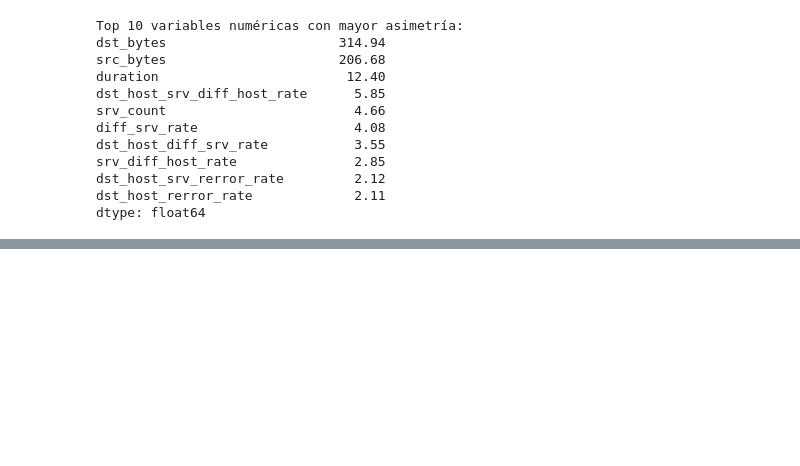
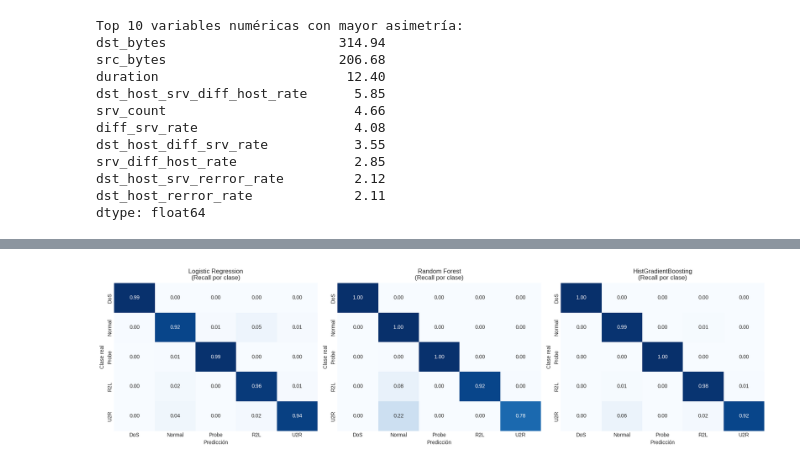
Before and after one commit to maykolARES/Paredeshuarcayajose, a Jupyter notebook: semana10-series-tiempo/actividad1-clima-univariante/actividad1_clima_rnn_lstm_gru.ipynb, the cells around one changed output, grey strips where cells are left out. Cells and saved outputs as stored; diff of their text form; code cells hidden in the pictures; blank space fills up the shorter version.

```diff
--- a/semana10-series-tiempo/actividad1-clima-univariante/actividad1_clima_rnn_lstm_gru.ipynb
+++ b/semana10-series-tiempo/actividad1-clima-univariante/actividad1_clima_rnn_lstm_gru.ipynb
@@ -411,16 +445,0 @@ weighted avg       1.00      1.00      1.00     29578
-# %%
-rf_pipe = pipelines_entrenados["Random Forest"]
-nombres_features = rf_pipe.named_steps["preprocessor"].get_feature_names_out()
-importancias = rf_pipe.named_steps["classifier"].feature_importances_
-
-df_imp = pd.DataFrame({
-    "Feature": [f.replace("num__", "").replace("cat__", "") for f in nombres_features],
-    "Importancia": importancias
-}).sort_values(by="Importancia", ascending=False).head(15)
-
-fig, ax = plt.subplots(figsize=(9, 5))
-ax.barh(df_imp["Feature"][::-1], df_imp["Importancia"][::-1], color="#2E86AB")
-ax.set_title("Top 15 variables más importantes para detectar intrusiones (Random Forest)")
-ax.set_xlabel("Importancia relativa")
-plt.tight_layout()
-plt.show()
@@ -434,0 +451,30 @@ plt.show()
+# %%
+from sklearn.metrics import confusion_matrix
+
+fig, axes = plt.subplots(1, len(modelos_entrenados), figsize=(18, 5))
+if len(modelos_entrenados) == 1:
+    axes = [axes]
+
+for ax, (nombre, y_pred) in zip(axes, modelos_entrenados.items()):
+    cm = confusion_matrix(y_test, y_pred, labels=range(len(nombres_clases)))
+    cm_norm = cm.astype(float) / np.maximum(cm.sum(axis=1, keepdims=True), 1)
+    sns.heatmap(
+        cm_norm,
+        annot=True,
+        fmt=".2f",
+        cmap="Blues",
+        xticklabels=nombres_clases,
+        yticklabels=nombres_clases,
+        vmin=0,
+        vmax=1,
+        cbar=False,
+        ax=ax
+    )
+    ax.set_title(f"{nombre}\n(Recall por clase)")
+    ax.set_xlabel("Predicción")
+    ax.set_ylabel("Clase real")
+
+plt.tight_layout()
+plt.show()
+# %% [output]
+[figure, added]
```
Also changed, not shown: parts of 40 cells of this notebook.
